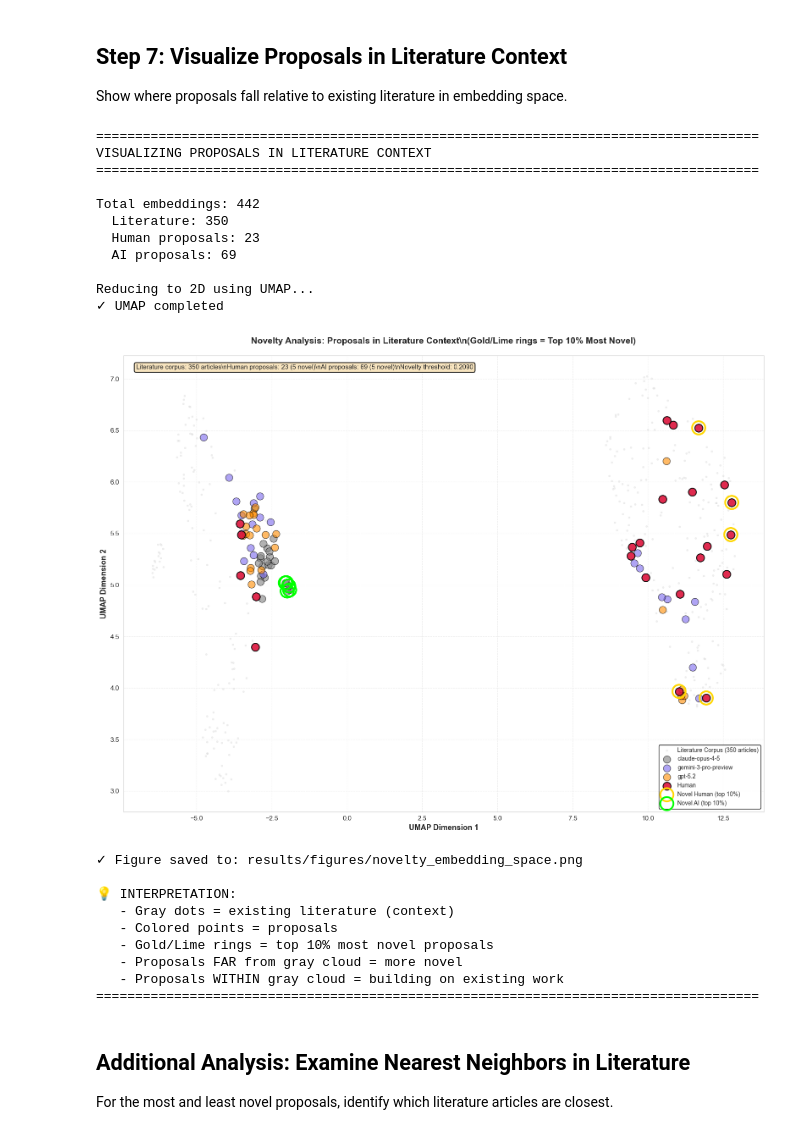
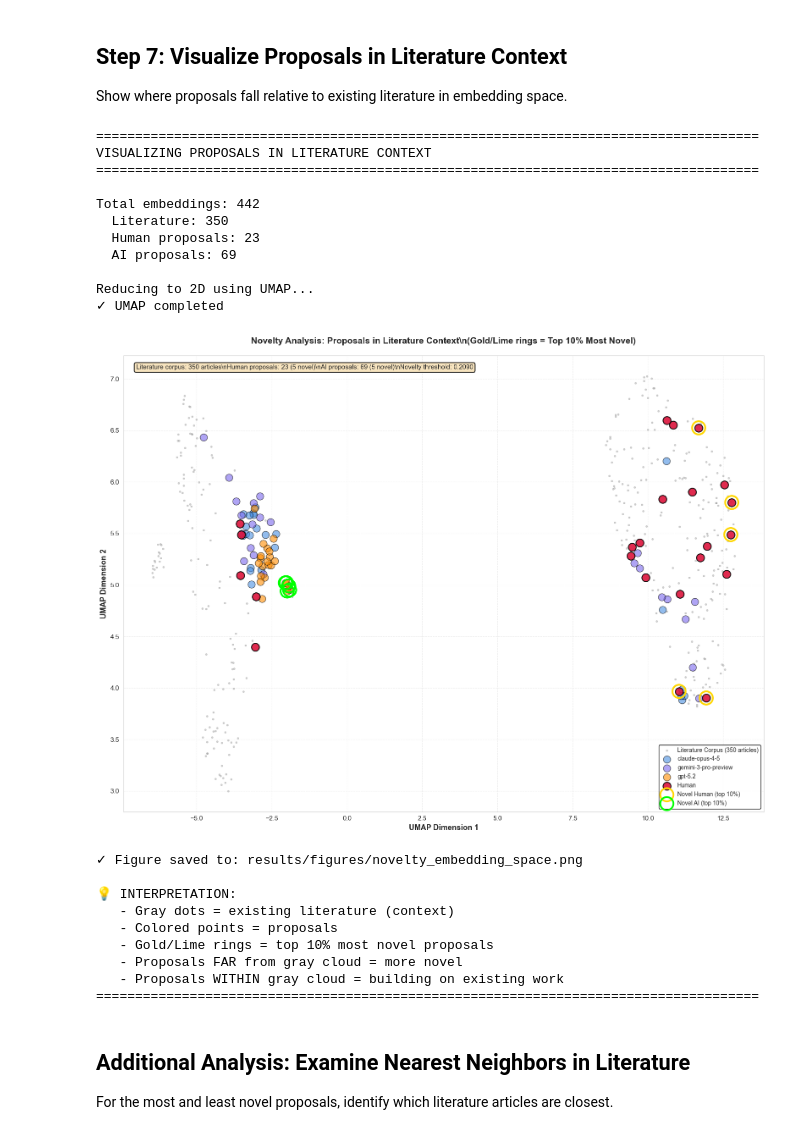
Before and after one commit to eveyhuang/human-AI-proposal, a Jupyter notebook: compare_proposals_baseline.ipynb, the cells around one changed output. Cells and saved outputs as stored; diff of their text form; code cells hidden in the pictures.

```diff
--- a/compare_proposals_baseline.ipynb
+++ b/compare_proposals_baseline.ipynb
@@ -977,14 +992,6 @@ Compares:
 - **Human proposals** (baseline)
 - **Individual AI models** (GPT, Gemini, Claude)
 - **All AI combined**
-# %%
-# Define DISTINCT colors for each group
-colors = {
-    'Human': '#DC143C',  # Crimson red (PROMINENT)
-    'claude-opus-4-6': '#4A90E2',  # Blue
-    'gemini-3-pro-preview': '#7B68EE',  # Purple
-    'gpt-5.2': '#FF8C00',  # Dark orange
-}
 # %%
 def compute_centroid_distances(embeddings):
     """
@@ -2546,14 +2572,6 @@ Cliff's Delta:
 # %%
 # Visualization: Novelty scores by group
 fig, axes = plt.subplots(2, 2, figsize=(18, 12))
-
-# Color scheme (consistent with previous analyses)
-colors = {
-    'Human': '#DC143C',  # Crimson red
-    'claude-opus-4-6': '#4A90E2',  # Blue
-    'gemini-3-pro-preview': '#7B68EE',  # Purple
-    'gpt-5.2': '#FF8C00',  # Dark orange
-}
 
 group_order = ['Human'] + [m for m in ai_models if m in model_novelty_scores]
 
@@ -2670,6 +2688,7 @@ print("\n✓ Figure saved to: results/figures/novelty_analysis.png")
 
 Show where proposals fall relative to existing literature in embedding space.
 # %%
+import umap
 # Visualization: Embedding space with literature context
 print("="*85)
 print("VISUALIZING PROPOSALS IN LITERATURE CONTEXT")
@@ -2703,14 +2722,11 @@ literature_2d = embeddings_2d_novelty[:n_lit]
 human_2d_abs = embeddings_2d_novelty[n_lit:n_lit+n_human_abs]
 ai_2d_abs = embeddings_2d_novelty[n_lit+n_human_abs:]
 
-# Split AI by model
-model_2d_abs = {}
-cumulative_offset = 0
-for model in ai_models:
-    n_model = len(model_embeddings_dict[model])
-    if n_model > 0:
-        model_2d_abs[model] = ai_2d_abs[cumulative_offset:cumulative_offset + n_model]
-        cumulative_offset += n_model
+# Split AI by model (mask-based; do NOT assume contiguous blocks)
+if 'ai_df' not in globals() or 'model' not in ai_df.columns:
+    raise RuntimeError("ai_df with a 'model' column is required for per-model plotting in abstract space")
+
+ai_model_series = ai_df['model'].astype(str).values
 
 print(f"✓ UMAP completed")
 
@@ -2719,24 +2735,26 @@ fig, ax = plt.subplots(1, 1, figsize=(16, 12))
 
 # Plot literature corpus first (as background context)
 ax.scatter(literature_2d[:, 0], literature_2d[:, 1],
-          c='lightgray',
+          c='#8A8A8A',
           label='Literature Corpus (350 articles)',
           s=30,
-          alpha=0.3,
+          alpha=0.35,
           marker='.',
           zorder=1)
 
-# Plot AI models
+# Plot AI models (mask-based)
 for model in ai_models:
-    if model in model_2d_abs:
-        ax.scatter(model_2d_abs[model][:, 0], model_2d_abs[model][:, 1],
-                  c=colors.get(model, '#808080'),
-                  label=model,
-                  s=150,
-                  alpha=0.6,
-                  edgecolors='black',
-                  linewidth=1.0,
-                  zorder=5)
+    mask = ai_model_series == str(model)
+    if np.any(mask):
+        pts = ai_2d_abs[mask]
+        ax.scatter(pts[:, 0], pts[:, 1],
+                   c=colors.get(model, '#808080'),
+                   label=model,
+                   s=150,
+                   alpha=0.6,
+                   edgecolors='black',
+                   linewidth=1.0,
+                   zorder=5)
 
 # Plot human proposals on top (most prominent)
 ax.scatter(human_2d_abs[:, 0], human_2d_abs[:, 1],
@@ -2801,34 +2819,34 @@ textstr += f'AI proposals: {n_ai_abs} ({novel_ai.sum()} novel)\\n'
 textstr += f'Novelty threshold: {novelty_threshold:.4f}'
 
 props = dict(boxstyle='round', facecolor='wheat', alpha=0.85, edgecolor='black', linewidth=1.5)
 ax.text(0.02, 0.98, textstr, transform=ax.transAxes, fontsize=11,
        verticalalignment='top', bbox=props)
 
 plt.tight_layout()
 plt.savefig('results/figures/novelty_embedding_space.png', dpi=300, bbox_inches='tight')
 plt.show()
 
 print("\n✓ Figure saved to: results/figures/novelty_embedding_space.png")
 print("\n💡 INTERPRETATION:")
 print("   - Gray dots = existing literature (context)")
 print("   - Colored points = proposals")
 print("   - Gold/Lime rings = top 10% most novel proposals")
 print("   - Proposals FAR from gray cloud = more novel")
 print("   - Proposals WITHIN gray cloud = building on existing work")
 print("="*85)
 # %% [output]
 =====================================================================================
 VISUALIZING PROPOSALS IN LITERATURE CONTEXT
 =====================================================================================
 
 Total embeddings: 442
   Literature: 350
   Human proposals: 23
   AI proposals: 69
 
 Reducing to 2D using UMAP...
 ✓ UMAP completed
-[figure, old version]
+[figure, new version]
 ✓ Figure saved to: results/figures/novelty_embedding_space.png
 
 💡 INTERPRETATION:
```
Also changed, not shown: parts of 40 cells of this notebook, 15 other files.
